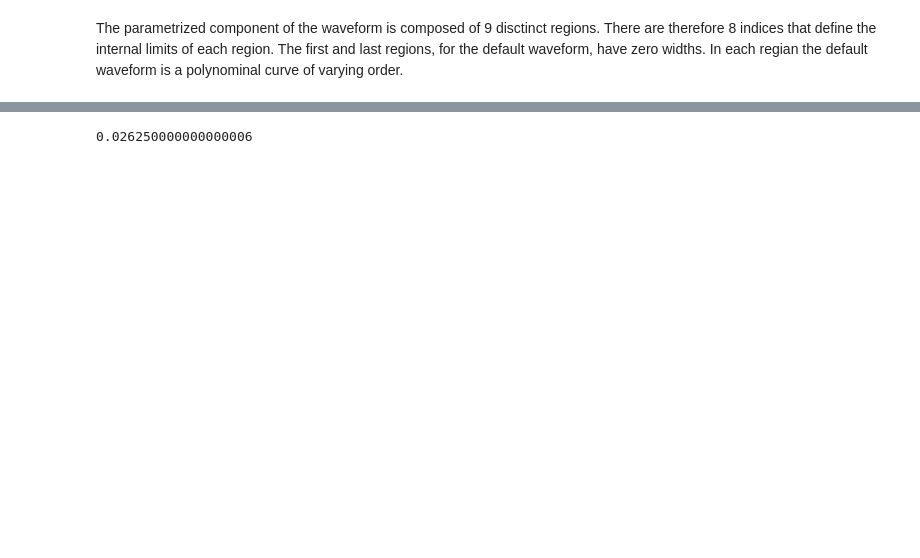
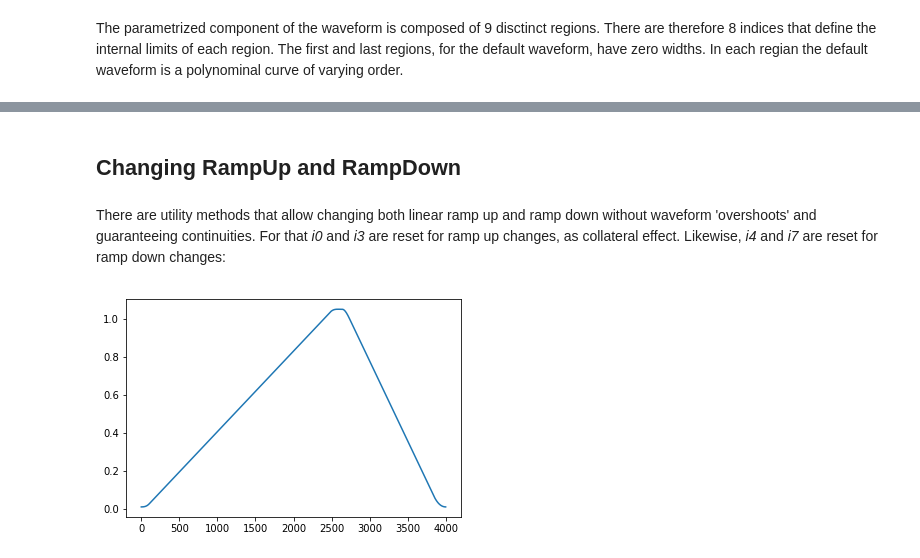
Before and after one commit to lnls-sirius/dev-packages, a Jupyter notebook: siriuspy/examples/ramp2.ipynb, the cells around one changed output, grey strips where cells are left out. Cells and saved outputs as stored; diff of their text form; code cells hidden in the pictures; blank space fills up the shorter version.

Commit message:
Implement waveform in ramp (cont.)
- still not working ramp_down
- moved wfmset.py to waveform.py

```diff
--- a/siriuspy/examples/ramp2.ipynb
+++ b/siriuspy/examples/ramp2.ipynb
@@ -115,4 +86,4 @@ print('@ i = {}, value = {}'.format())
-# %%
-i = 104; print(0.05 + (i -  160.0) * (1 - 0.05) / (2400 - 160))
-# %% [output]
-0.026250000000000006
+# %% [markdown]
+## Changing RampUp and RampDown
+# %% [markdown]
+There are utility methods that allow changing both linear ramp up and ramp down without waveform 'overshoots' and guaranteeing continuities. For that _i0_ and _i3_ are reset for ramp up changes, as collateral effect. Likewise, _i4_ and _i7_ are reset for ramp down changes:
@@ -118,0 +110,8 @@ i = 104; print(0.05 + (i -  160.0) * (1 - 0.05) / (2400 - 160))
+# %%
+w = Waveform()
+w0 = w.waveform
+
+plt.plot(w0)
+plt.show()
+# %% [output]
+[figure, added]
```
Also changed, not shown: parts of 15 cells of this notebook, 2 other files.
